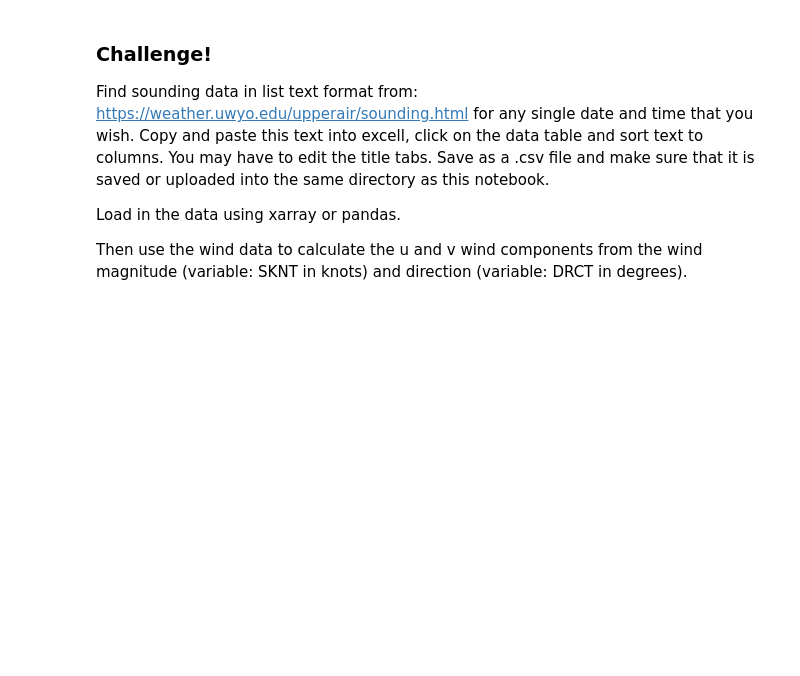
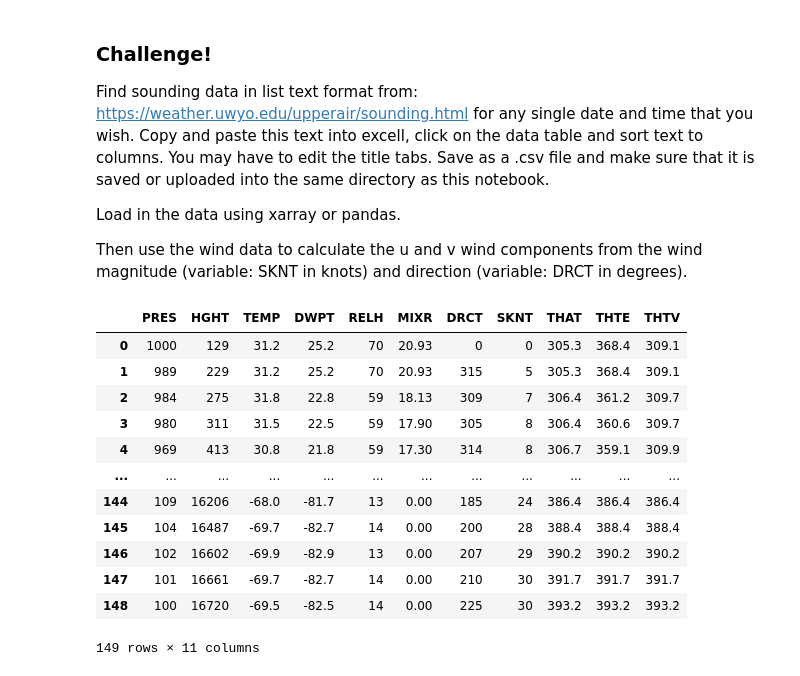
Before and after one commit to caitroufa/dynamicslabs, a Jupyter notebook: vectors.ipynb, the cells around one changed output. Drawn from its saved outputs; the diff is of its cells as text; code cells hidden in the pictures; blank space fills up the shorter version.

```diff
--- a/vectors.ipynb
+++ b/vectors.ipynb
@@ -191,8 +225,25 @@ import pandas as pd
 # %%
 # read in the file
 # be sure to replace the file path with your file path and name
 
-df = pd.read_csv('/home/croufa/dynamicslabs/8.28.00Zsounding.csv/')
+df = pd.read_csv('/home/croufa/dynamicslabs/8.28.24.00Zsounding.csv')
+
+# print out the header and some data from the file to ensure it is correct
+df
+# %% [output]
+|  | PRES | HGHT | TEMP | DWPT | RELH | MIXR | DRCT | SKNT | THAT | THTE | THTV |
+| 0 | 1000 | 129 | 31.2 | 25.2 | 70 | 20.93 | 0 | 0 | 305.3 | 368.4 | 309.1 |
+| 1 | 989 | 229 | 31.2 | 25.2 | 70 | 20.93 | 315 | 5 | 305.3 | 368.4 | 309.1 |
+| 2 | 984 | 275 | 31.8 | 22.8 | 59 | 18.13 | 309 | 7 | 306.4 | 361.2 | 309.7 |
+| 3 | 980 | 311 | 31.5 | 22.5 | 59 | 17.90 | 305 | 8 | 306.4 | 360.6 | 309.7 |
+| 4 | 969 | 413 | 30.8 | 21.8 | 59 | 17.30 | 314 | 8 | 306.7 | 359.1 | 309.9 |
+| ... | ... | ... | ... | ... | ... | ... | ... | ... | ... | ... | ... |
+| 144 | 109 | 16206 | -68.0 | -81.7 | 13 | 0.00 | 185 | 24 | 386.4 | 386.4 | 386.4 |
+| 145 | 104 | 16487 | -69.7 | -82.7 | 14 | 0.00 | 200 | 28 | 388.4 | 388.4 | 388.4 |
+| 146 | 102 | 16602 | -69.9 | -82.9 | 13 | 0.00 | 207 | 29 | 390.2 | 390.2 | 390.2 |
+| 147 | 101 | 16661 | -69.7 | -82.7 | 14 | 0.00 | 210 | 30 | 391.7 | 391.7 | 391.7 |
+| 148 | 100 | 16720 | -69.5 | -82.5 | 14 | 0.00 | 225 | 30 | 393.2 | 393.2 | 393.2 |
+149 rows × 11 columns
 # %%
 # let's calculate the wind components
 
```
Also changed, not shown: parts of 16 cells of this notebook.
